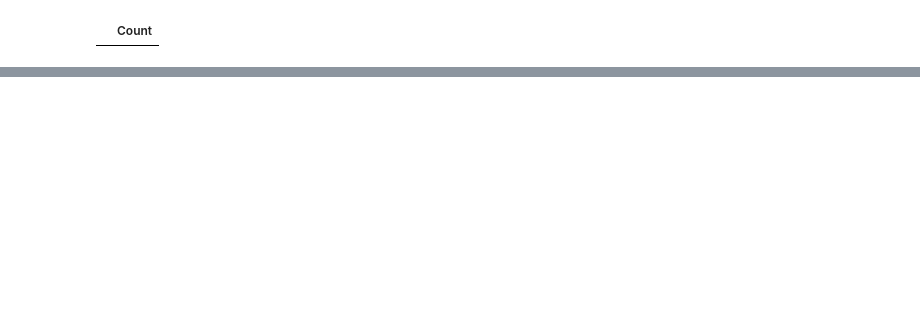
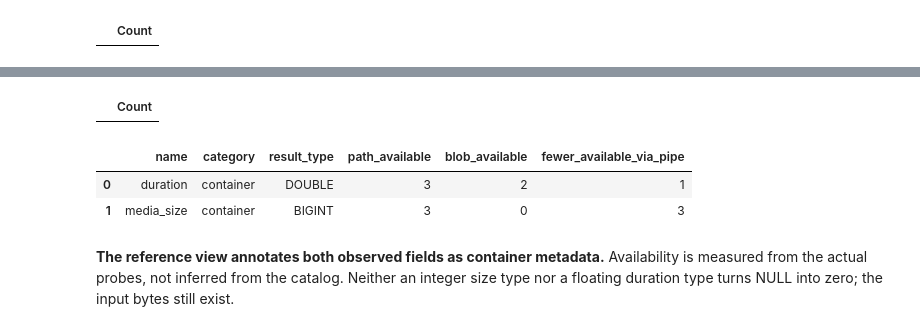
Before and after one commit to Query-farm/vgi-media, a Jupyter notebook: notebooks/01_container_length_is_not_video_length.ipynb, the cells around one changed output, grey strips where cells are left out. Saved outputs shown, nothing was run; the diff lists cells and outputs as text; code cells hidden in the pictures; blank space fills up the shorter version.

```diff
--- a/notebooks/01_container_length_is_not_video_length.ipynb
+++ b/notebooks/01_container_length_is_not_video_length.ipynb
@@ -312,0 +478,13 @@ Among **3 recognized files**, **1** have a path duration but no BLOB duration. *
+# %%
+%%sql
+CREATE TABLE measurement_availability AS
+SELECT 'duration' AS name,count(*) FILTER(WHERE path_seconds IS NOT NULL) AS path_available,
+ count(*) FILTER(WHERE blob_seconds IS NOT NULL) AS blob_available
+FROM access_comparison WHERE path_format IS NOT NULL
+UNION ALL
+SELECT 'media_size',count(*) FILTER(WHERE path_reported_bytes IS NOT NULL),
+ count(*) FILTER(WHERE blob_reported_bytes IS NOT NULL)
+FROM access_comparison WHERE path_format IS NOT NULL;
+CREATE TABLE field_reference AS SELECT * FROM media.main.media_functions;
+# %% [output]
+|  | Count |
@@ -312,0 +496,12 @@ Among **3 recognized files**, **1** have a path duration but no BLOB duration. *
+# %%
+display(availability)
+assert len(availability) == 2 and availability.category.eq("container").all()
+assert availability.result_type.notna().all()
+prose(
+    "**The reference view annotates both observed fields as container metadata.** Availability is measured from the actual probes, not inferred from the catalog. Neither an integer size type nor a floating duration type turns NULL into zero; the input bytes still exist."
+)
+# %% [output]
+|  | name | category | result_type | path_available | blob_available | fewer_available_via_pipe |
+| 0 | duration | container | DOUBLE | 3 | 2 | 1 |
+| 1 | media_size | container | BIGINT | 3 | 0 | 3 |
+**The reference view annotates both observed fields as container metadata.** Availability is measured from the actual probes, not inferred from the catalog. Neither an integer size type nor a floating duration type turns NULL into zero; the input bytes still exist.
```
Also changed, not shown: parts of 27 cells of this notebook, 10 other files.
